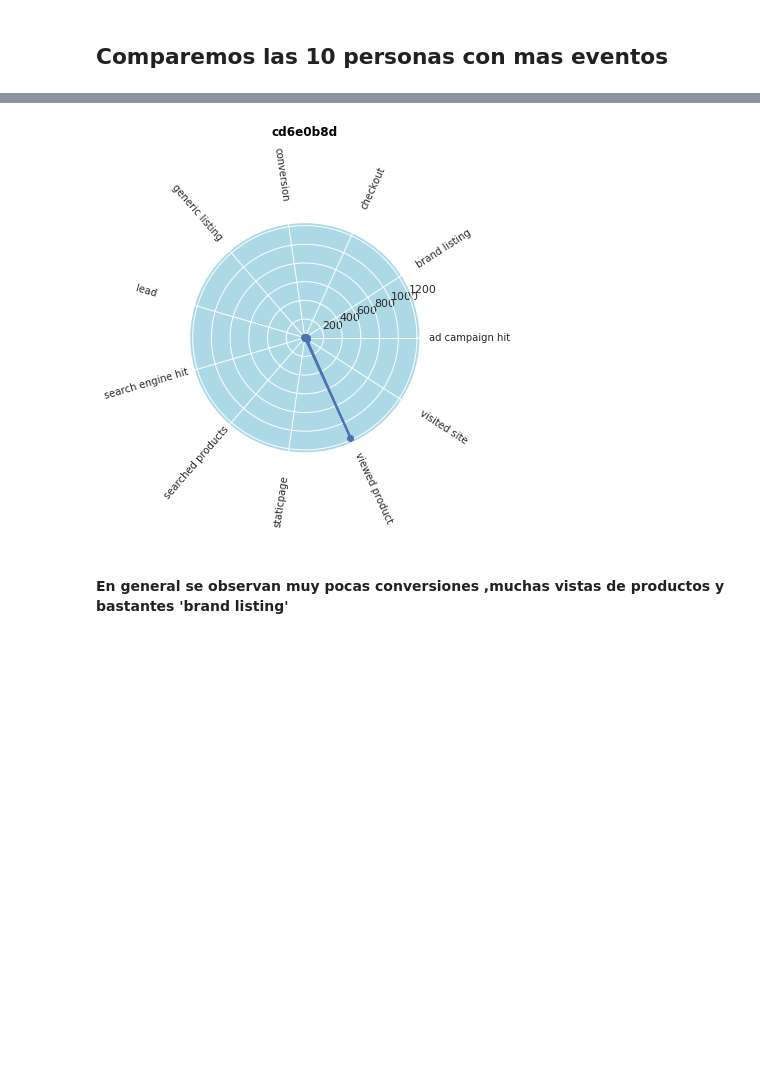
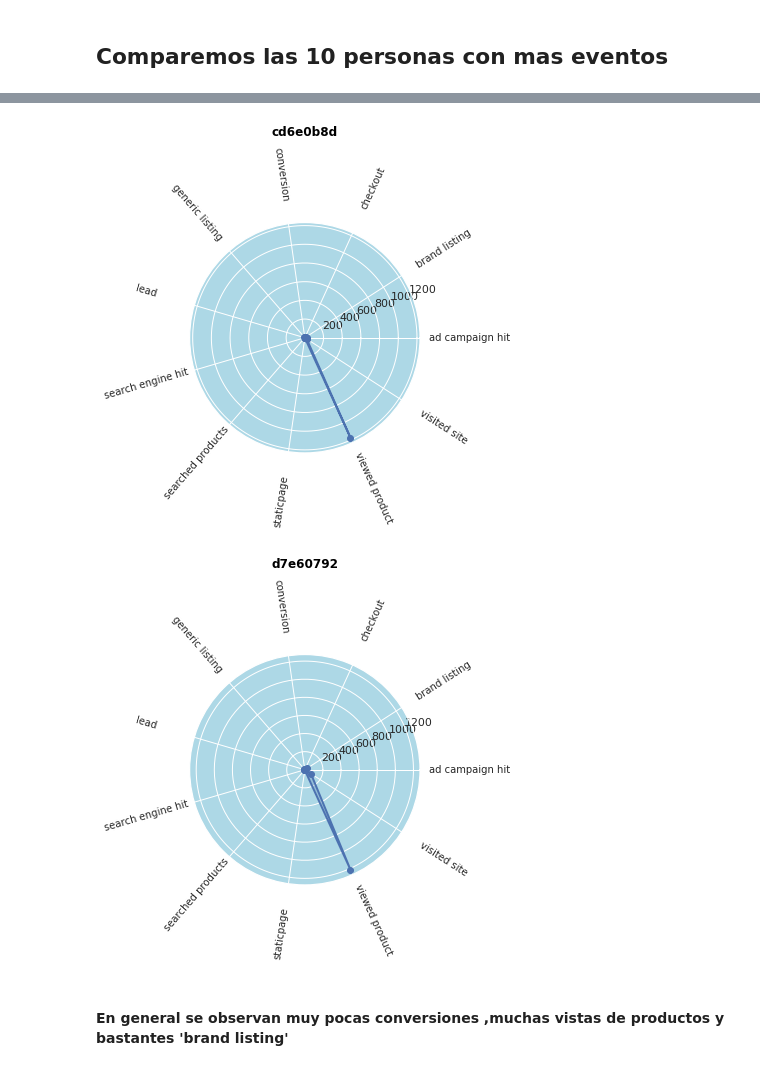
Before and after one commit to shizus/orga-2018-2c, a Jupyter notebook: person.ipynb, the cells around one changed output, grey strips where cells are left out. Saved outputs shown, nothing was run; the diff lists cells and outputs as text; code cells hidden in the pictures; blank space fills up the shorter version.

```diff
--- a/person.ipynb
+++ b/person.ipynb
@@ -141,34 +143,35 @@ def hacerRadarChart( labels, stats, nombrePersona):
     for label, angle in zip(ax.get_xticklabels(), angles):
         #obtengo la posicion en x,y de cada label
         x,y = label.get_position()
         #obtengo el label y le aplico una transformacion, cambio la distancia hacia el chart
         lab = ax.text(x,y-0.29, label.get_text(), transform=label.get_transform(),
                       ha=label.get_ha(), va=label.get_va())
         #roto el label el angulo obtenido en angles
         lab.set_rotation(angle)
 
     #Elimino las etiquetas por defecto del chart
     ax.set_xticklabels([])
 
     ax.grid(True)
 
 
 # ------- PARTE 2: Aplico la funcion para cada persona
 
-for x in range(0, 9):
+for x in range(0, 10):
     stats = np.array(pd.to_numeric(events.reset_index().iloc[x,1:12].values))
     nombrePersona = events.reset_index().iloc[x,0]
     hacerRadarChart( labels= np.array(events.columns), stats=stats, nombrePersona = nombrePersona)
 # %% [output]
 [figure]
 [figure]
 [figure]
 [figure]
 [figure]
 [figure]
 [figure]
 [figure]
 [figure]
+[figure, added]
 # %% [markdown]
 #### En general se observan muy pocas conversiones ,muchas vistas de productos y bastantes 'brand listing'
 # %% [markdown]
```
Also changed, not shown: parts of 23 cells of this notebook.
